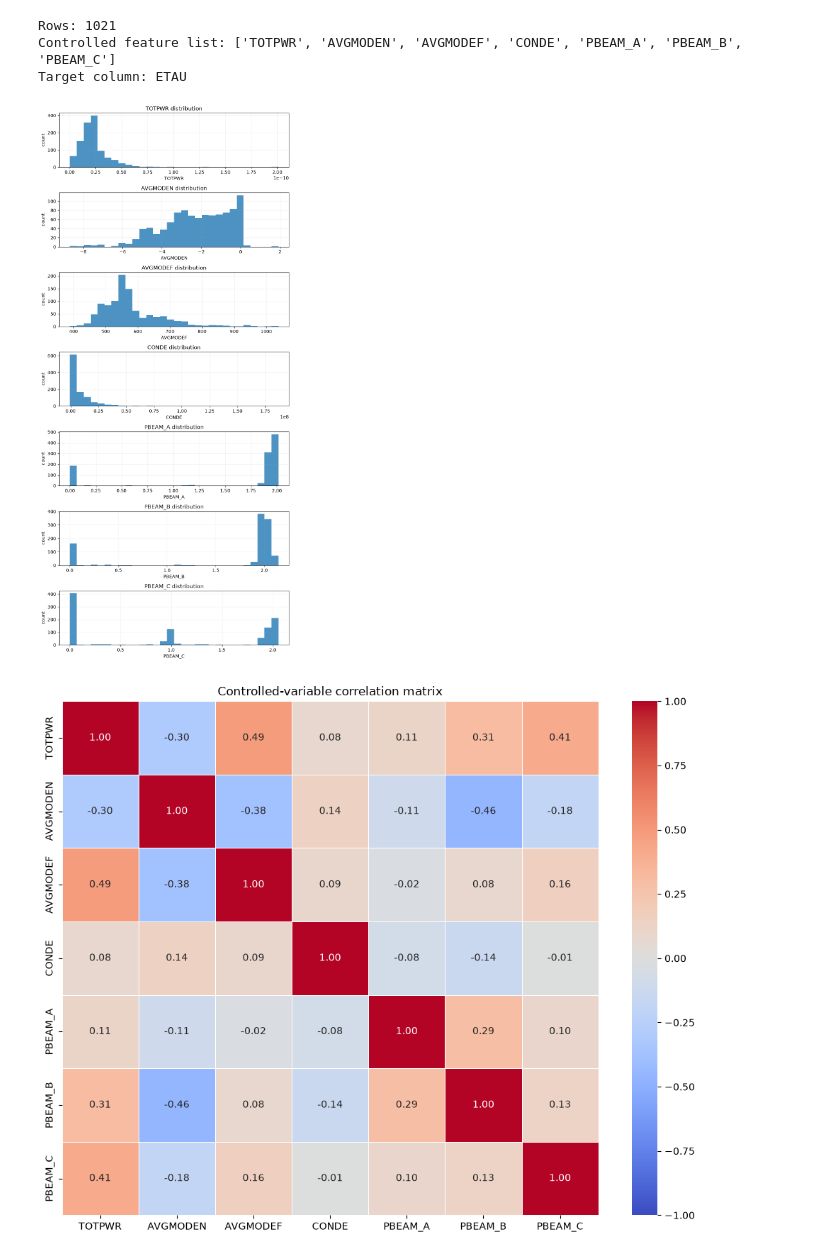
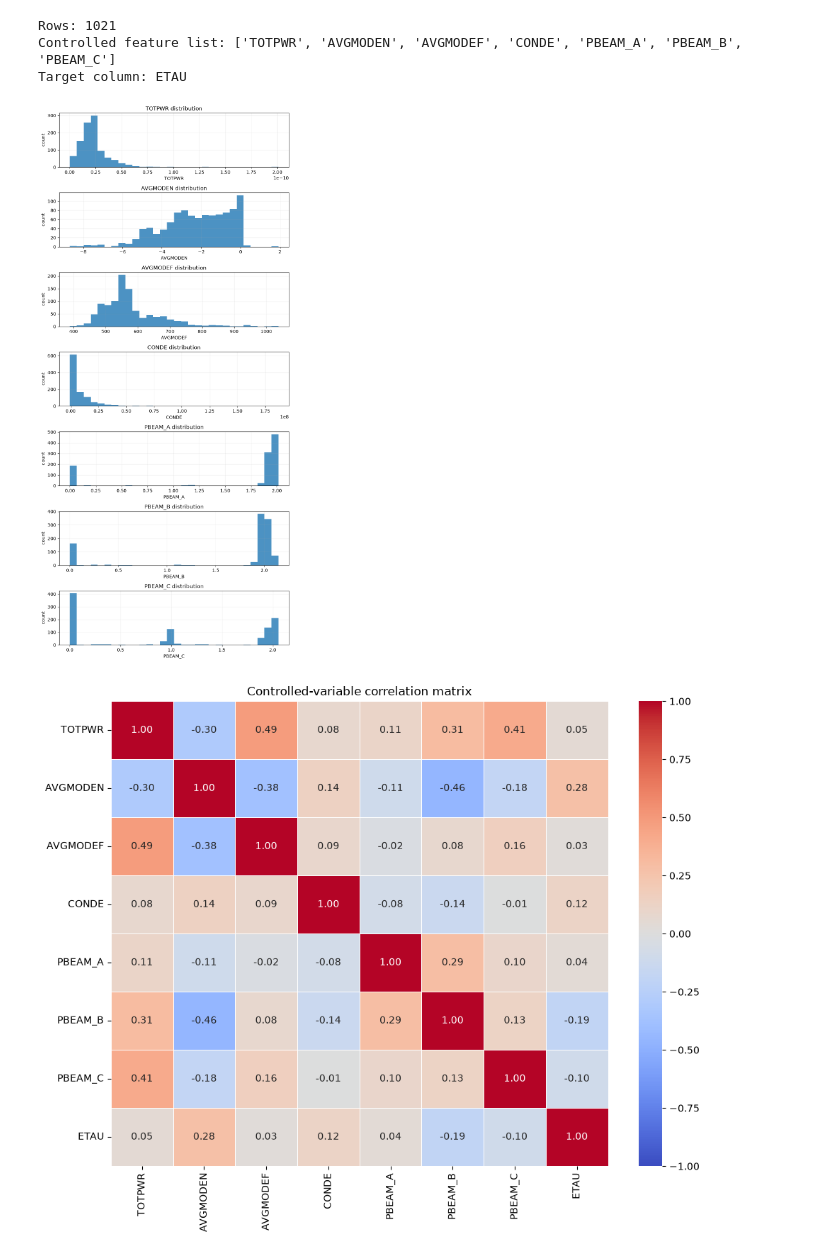
Before and after one commit to aldensantoso/electron_thermal_transport, a Jupyter notebook: 02_data_preprocessing.ipynb, the cells around one changed output. Cells and saved outputs as stored; diff of their text form; code cells hidden in the pictures.

```diff
--- a/02_data_preprocessing.ipynb
+++ b/02_data_preprocessing.ipynb
@@ -174,6 +232,8 @@ mode_features = [
     "PBEAM_C"
 ]
 
+target = ['ETAU']
+
 df_clean_mode = load_and_prep_data(
     str(CSV_PATH),
     feature_cols=mode_features,
@@ -207,7 +267,7 @@ plt.tight_layout()
 plt.show()
 
 # 2) correlation matrix for the chosen controlled variables
-corr = df_clean_mode[mode_features].corr(method = "spearman")
+corr = df_clean_mode[mode_features + target].corr(method = "spearman")
 
 fig, ax = plt.subplots(figsize=(10, 8))
 sns.heatmap(
@@ -234,34 +294,34 @@ X_scaled = scaler.fit_transform(X)
 pca = PCA(n_components=2, random_state=42)
 X_pca = pca.fit_transform(X_scaled)
 
 km = KMeans(n_clusters=4, random_state=42, n_init=25)
 labels = km.fit_predict(X_scaled)
 
 # plot KMeans clusters in PCA space
 fig, ax = plt.subplots(figsize=(8, 6))
 for cl in np.unique(labels):
     mask = labels == cl
     ax.scatter(X_pca[mask, 0], X_pca[mask, 1], s=40, alpha=0.75)
 
 ax.set_title("Controlled-variable KMeans clusters")
 ax.set_xlabel("PC1")
 ax.set_ylabel("PC2")
 ax.grid(alpha=0.2)
 plt.tight_layout()
 plt.show()
 
 # summary table by cluster
 cluster_summary = (
     df_clean_mode.loc[X.index]
     .assign(Cluster=labels)
     .groupby("Cluster")[mode_features + ["ETAU"]]
     .mean()
 )
 
 print(cluster_summary)
 # %% [output]
 [figure]
-[figure, old version]
+[figure, new version]
 [figure]
                TOTPWR  AVGMODEN    AVGMODEF         CONDE   PBEAM_A   PBEAM_B  \
 Cluster
```
Also changed, not shown: parts of 1 cell of this notebook, 2 other files.
